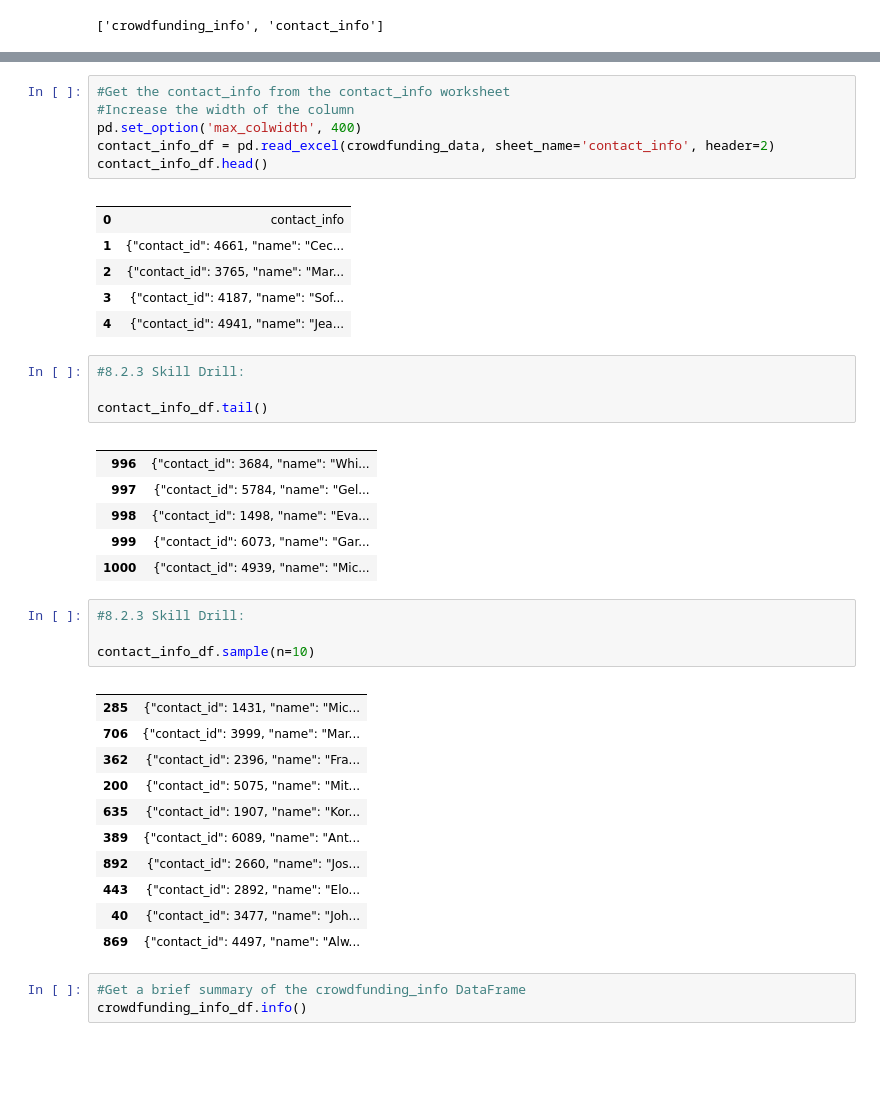
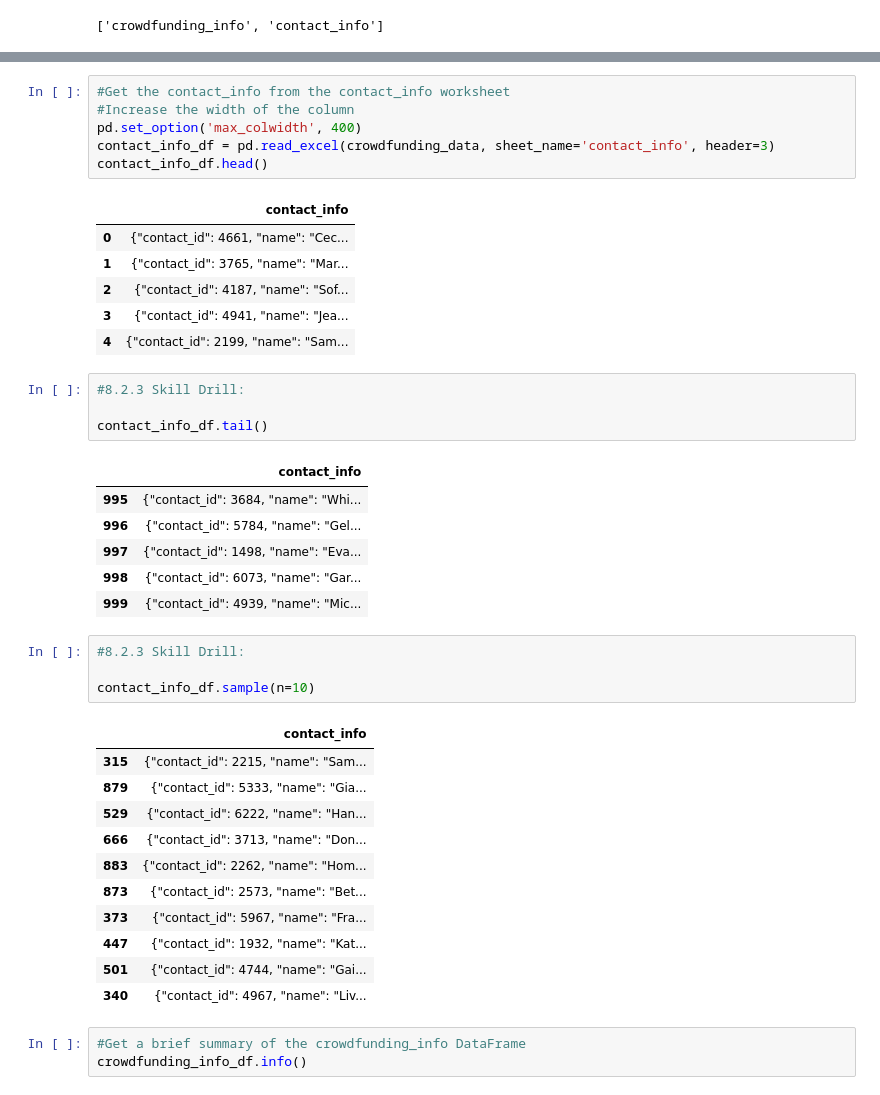
Before and after one commit to nabernal/Crowdfunding-ETL, a Jupyter notebook: Module_4.ipynb, the cells around one changed output, grey strips where cells are left out. Saved outputs shown, nothing was run; the diff lists cells and outputs as text; blank space fills up the shorter version.

Commit message:
Adding updated Crowdfunding file and campaign_cleaned .csv

```diff
--- a/Module_4.ipynb
+++ b/Module_4.ipynb
@@ -25,43 +25,43 @@ crowdfunding_info_df.head()
 # %%
 #Get the contact_info from the contact_info worksheet
 #Increase the width of the column
 pd.set_option('max_colwidth', 400)
-contact_info_df = pd.read_excel(crowdfunding_data, sheet_name='contact_info', header=2)
+contact_info_df = pd.read_excel(crowdfunding_data, sheet_name='contact_info', header=3)
 contact_info_df.head()
 # %% [output]
-|  |  |
-| 0 | contact_info |
-| 1 | {"contact_id": 4661, "name": "Cec... |
-| 2 | {"contact_id": 3765, "name": "Mar... |
-| 3 | {"contact_id": 4187, "name": "Sof... |
-| 4 | {"contact_id": 4941, "name": "Jea... |
+|  | contact_info |
+| 0 | {"contact_id": 4661, "name": "Cec... |
+| 1 | {"contact_id": 3765, "name": "Mar... |
+| 2 | {"contact_id": 4187, "name": "Sof... |
+| 3 | {"contact_id": 4941, "name": "Jea... |
+| 4 | {"contact_id": 2199, "name": "Sam... |
 # %%
 #8.2.3 Skill Drill:
 
 contact_info_df.tail()
 # %% [output]
-|  |  |
-| 996 | {"contact_id": 3684, "name": "Whi... |
-| 997 | {"contact_id": 5784, "name": "Gel... |
-| 998 | {"contact_id": 1498, "name": "Eva... |
-| 999 | {"contact_id": 6073, "name": "Gar... |
-| 1000 | {"contact_id": 4939, "name": "Mic... |
+|  | contact_info |
+| 995 | {"contact_id": 3684, "name": "Whi... |
+| 996 | {"contact_id": 5784, "name": "Gel... |
+| 997 | {"contact_id": 1498, "name": "Eva... |
+| 998 | {"contact_id": 6073, "name": "Gar... |
+| 999 | {"contact_id": 4939, "name": "Mic... |
 # %%
 #8.2.3 Skill Drill:
 
 contact_info_df.sample(n=10)
 # %% [output]
-|  |  |
-| 285 | {"contact_id": 1431, "name": "Mic... |
-| 706 | {"contact_id": 3999, "name": "Mar... |
-| 362 | {"contact_id": 2396, "name": "Fra... |
-| 200 | {"contact_id": 5075, "name": "Mit... |
-| 635 | {"contact_id": 1907, "name": "Kor... |
-| 389 | {"contact_id": 6089, "name": "Ant... |
-| 892 | {"contact_id": 2660, "name": "Jos... |
-| 443 | {"contact_id": 2892, "name": "Elo... |
-| 40 | {"contact_id": 3477, "name": "Joh... |
-| 869 | {"contact_id": 4497, "name": "Alw... |
+|  | contact_info |
+| 315 | {"contact_id": 2215, "name": "Sam... |
+| 879 | {"contact_id": 5333, "name": "Gia... |
+| 529 | {"contact_id": 6222, "name": "Han... |
+| 666 | {"contact_id": 3713, "name": "Don... |
+| 883 | {"contact_id": 2262, "name": "Hom... |
+| 873 | {"contact_id": 2573, "name": "Bet... |
+| 373 | {"contact_id": 5967, "name": "Fra... |
+| 447 | {"contact_id": 1932, "name": "Kat... |
+| 501 | {"contact_id": 4744, "name": "Gai... |
+| 340 | {"contact_id": 4967, "name": "Liv... |
 # %%
 #Get a brief summary of the crowdfunding_info DataFrame
 crowdfunding_info_df.info()
```
Also changed, not shown: parts of 16 cells of this notebook, 1 other file.
